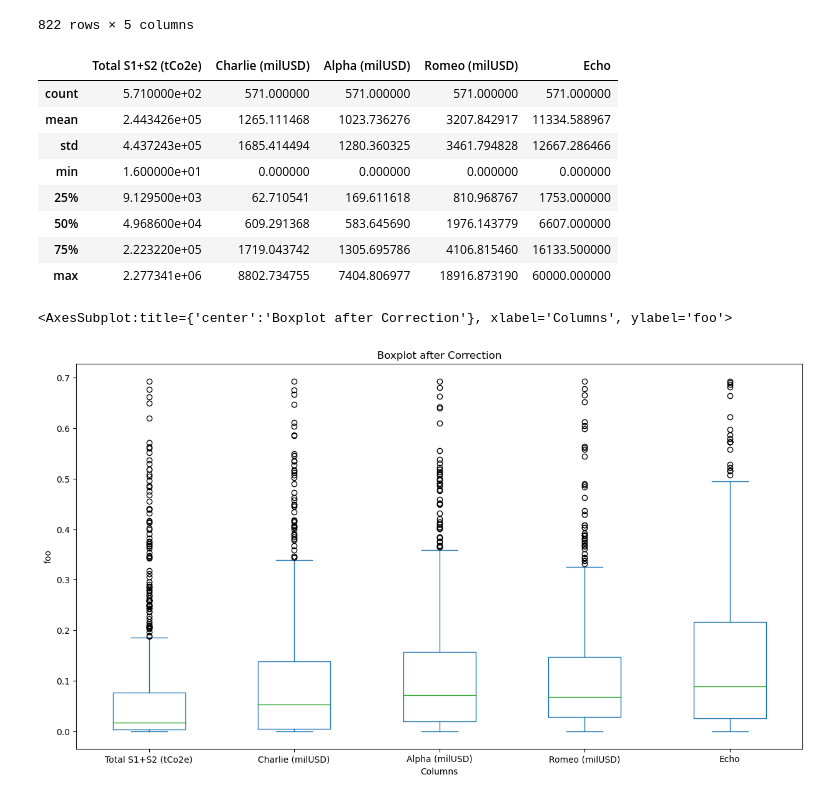
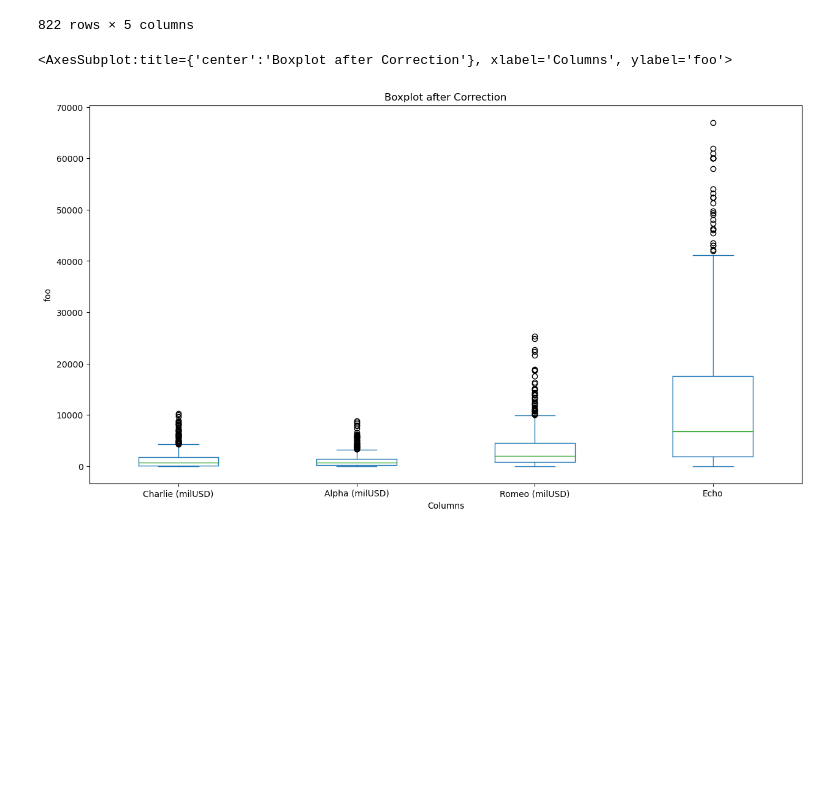
Before and after one commit to maniunix/scope_1_scope_2_emmisions, a Jupyter notebook: src/scope1_scope2_analysis.ipynb, the cells around one changed output. Drawn from its saved outputs; the diff is of its cells as text; code cells hidden in the pictures; blank space fills up the shorter version.

```diff
--- a/src/scope1_scope2_analysis.ipynb
+++ b/src/scope1_scope2_analysis.ipynb
@@ -183,25 +183,22 @@ new_df
 # %%
 new_df = df.copy()[['Total S1+S2 (tCo2e)','Charlie (milUSD)', 'Alpha (milUSD)', 'Romeo (milUSD)', 'Echo']]
 
 Q1 = new_df.quantile(0.25)
 Q3 = new_df.quantile(0.75)
 IQR = Q3 - Q1
 
-lower_bound = Q1 - 1.5 * IQR
-upper_bound = Q3 + 1.5 * IQR
+lower_bound = Q1 - 2 * IQR
+upper_bound = Q3 + 2 * IQR
 
 df_cleaned = new_df[~((new_df < lower_bound) | (new_df > upper_bound)).any(axis=1)]
 df_cleaned.describe()
+
+df_cleaned[['Charlie (milUSD)', 'Alpha (milUSD)', 'Romeo (milUSD)', 'Echo']].plot(kind = "box", figsize = (15,8),
+                   title = "Boxplot after Correction",
+                   xlabel = "Columns",ylabel = "foo" )
 # %% [output]
-|  | Total S1+S2 (tCo2e) | Charlie (milUSD) | Alpha (milUSD) | Romeo (milUSD) | Echo |
-| count | 5.710000e+02 | 571.000000 | 571.000000 | 571.000000 | 571.000000 |
-| mean | 2.443426e+05 | 1265.111468 | 1023.736276 | 3207.842917 | 11334.588967 |
-| std | 4.437243e+05 | 1685.414494 | 1280.360325 | 3461.794828 | 12667.286466 |
-| min | 1.600000e+01 | 0.000000 | 0.000000 | 0.000000 | 0.000000 |
-| 25% | 9.129500e+03 | 62.710541 | 169.611618 | 810.968767 | 1753.000000 |
-| 50% | 4.968600e+04 | 609.291368 | 583.645690 | 1976.143779 | 6607.000000 |
-| 75% | 2.223220e+05 | 1719.043742 | 1305.695786 | 4106.815460 | 16133.500000 |
-| max | 2.277341e+06 | 8802.734755 | 7404.806977 | 18916.873190 | 60000.000000 |
+<AxesSubplot:title={'center':'Boxplot after Correction'}, xlabel='Columns', ylabel='foo'>
+[figure, added]
 # %%
 def min_max_normalize(df):
     return df.apply(lambda col: (col - col.min()) / (col.max() - col.min()))
@@ -209,11 +207,4 @@ def min_max_normalize(df):
 df_normalized = df_cleaned.pipe(min_max_normalize)
-# %%
-df_transformed.plot(kind = "box", figsize = (15,8),
-                   title = "Boxplot after Correction",
-                   xlabel = "Columns",ylabel = "foo" )
-# %% [output]
-<AxesSubplot:title={'center':'Boxplot after Correction'}, xlabel='Columns', ylabel='foo'>
-[figure, removed]
 # %%
 df_transformed = df_normalized.apply(lambda x: np.log1p(x))
 
```
Also changed, not shown: parts of 4 cells of this notebook.
